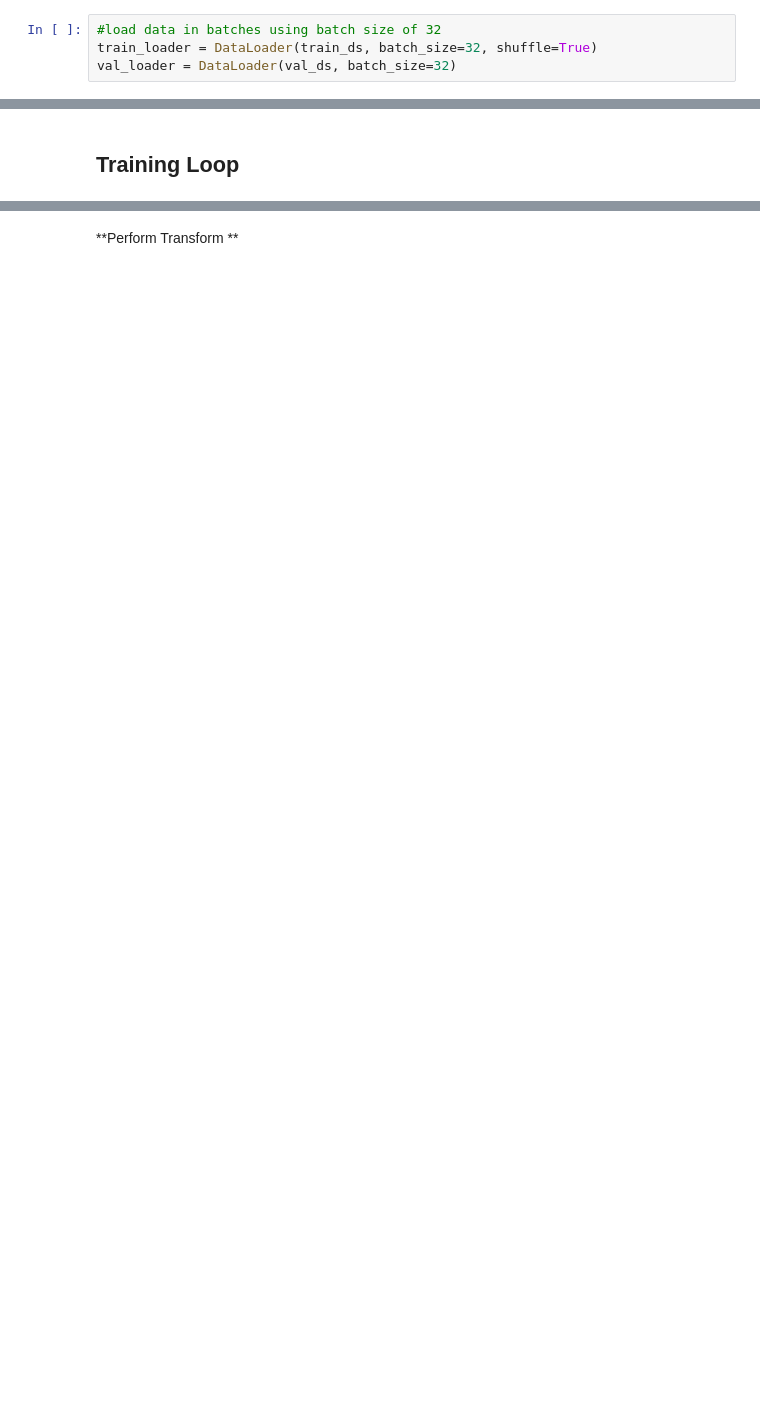
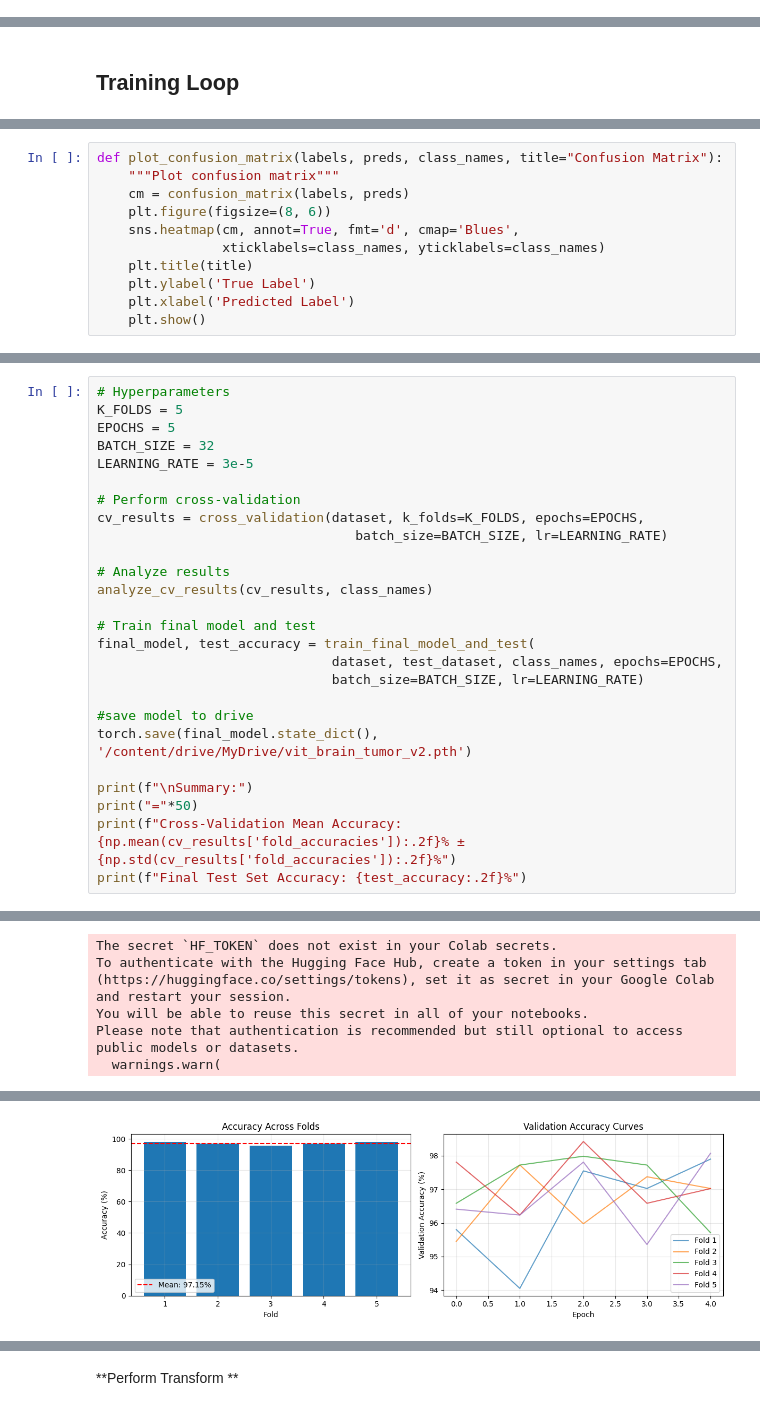
Before and after one commit to ibrahimamam1/Brain-Tumour-Detection, a Jupyter notebook: Notebooks/v2.ipynb, the cells around one changed output, grey strips where cells are left out. Cells and saved outputs as stored; diff of their text form; blank space fills up the shorter version.

Commit message:
Detailed evaluation and cross validation

```diff
--- a/Notebooks/v2.ipynb
+++ b/Notebooks/v2.ipynb
@@ -69,4 +65,0 @@ train_ds, val_ds = random_split(dataset, [train_size, val_size])
-# %%
-#load data in batches using batch size of 32
-train_loader = DataLoader(train_ds, batch_size=32, shuffle=True)
-val_loader = DataLoader(val_ds, batch_size=32)
@@ -146,0 +164,11 @@ torch.save(model.state_dict(), "vit_brain_tumor_v2.pth")
+# %%
+def plot_confusion_matrix(labels, preds, class_names, title="Confusion Matrix"):
+    """Plot confusion matrix"""
+    cm = confusion_matrix(labels, preds)
+    plt.figure(figsize=(8, 6))
+    sns.heatmap(cm, annot=True, fmt='d', cmap='Blues',
+                xticklabels=class_names, yticklabels=class_names)
+    plt.title(title)
+    plt.ylabel('True Label')
+    plt.xlabel('Predicted Label')
+    plt.show()
@@ -146,0 +299,27 @@ torch.save(model.state_dict(), "vit_brain_tumor_v2.pth")
+# %%
+# Hyperparameters
+K_FOLDS = 5
+EPOCHS = 5
+BATCH_SIZE = 32
+LEARNING_RATE = 3e-5
+
+# Perform cross-validation
+cv_results = cross_validation(dataset, k_folds=K_FOLDS, epochs=EPOCHS,
+                                 batch_size=BATCH_SIZE, lr=LEARNING_RATE)
+
+# Analyze results
+analyze_cv_results(cv_results, class_names)
+
+# Train final model and test
+final_model, test_accuracy = train_final_model_and_test(
+                              dataset, test_dataset, class_names, epochs=EPOCHS,
+                              batch_size=BATCH_SIZE, lr=LEARNING_RATE)
+
+#save model to drive
+torch.save(final_model.state_dict(), '/content/drive/MyDrive/vit_brain_tumor_v2.pth')
+
+print(f"\nSummary:")
+print("="*50)
+print(f"Cross-Validation Mean Accuracy: {np.mean(cv_results['fold_accuracies']):.2f}% ± {np.std(cv_results['fold_accuracies']):.2f}%")
+print(f"Final Test Set Accuracy: {test_accuracy:.2f}%")
+# %% [output]
@@ -146,0 +331,5 @@ torch.save(model.state_dict(), "vit_brain_tumor_v2.pth")
+The secret `HF_TOKEN` does not exist in your Colab secrets.
+To authenticate with the Hugging Face Hub, create a token in your settings tab (https://huggingface.co/settings/tokens), set it as secret in your Google Colab and restart your session.
+You will be able to reuse this secret in all of your notebooks.
+Please note that authentication is recommended but still optional to access public models or datasets.
+  warnings.warn(
@@ -146,0 +353 @@ torch.save(model.state_dict(), "vit_brain_tumor_v2.pth")
+[figure, added]
```
Also changed, not shown: parts of 45 cells of this notebook.
